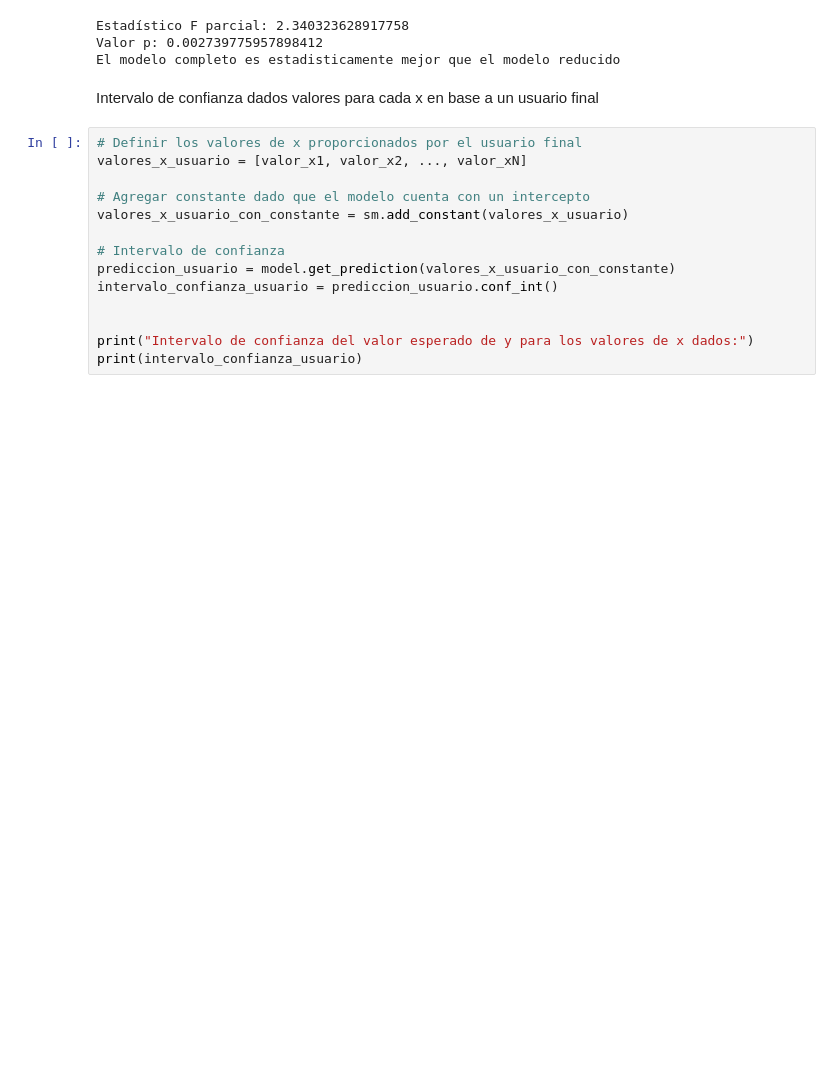
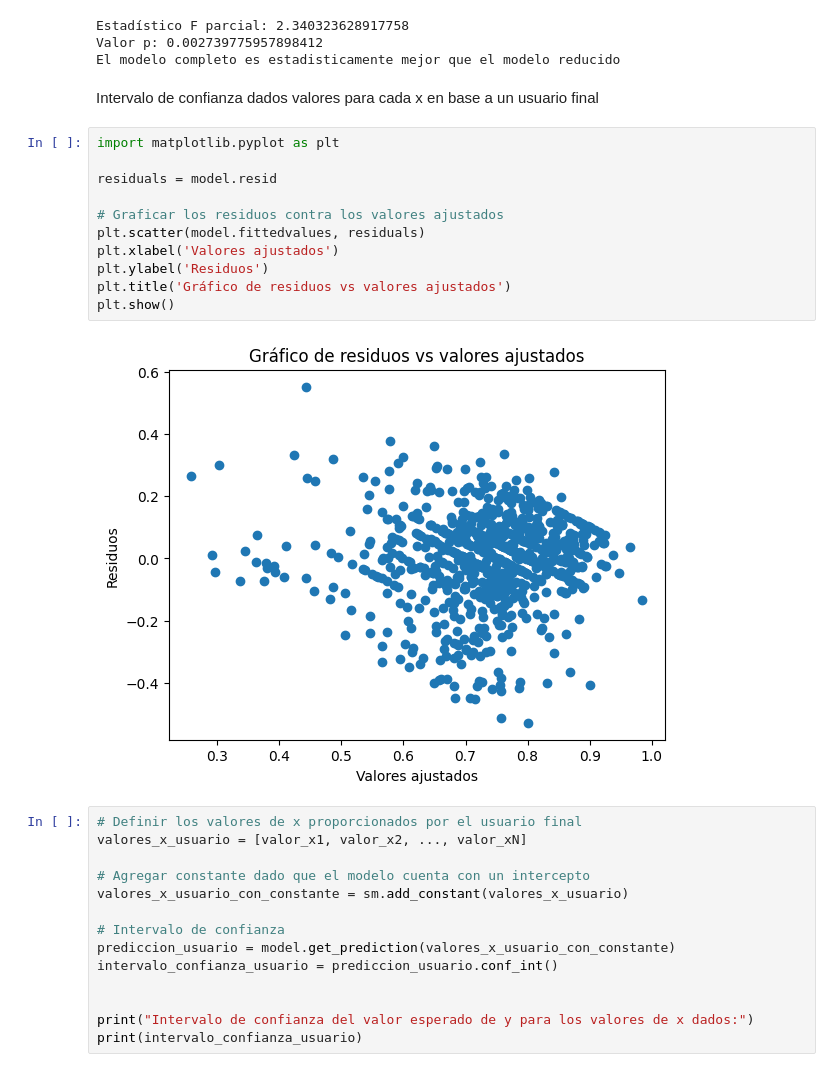
Before and after one commit to lvlopeza21/Proyecto1-ACTD, a Jupyter notebook: Soporte 3.1 - Fuentes de modelización - Modelo sin variable 'wip'.ipynb, the cells around one changed output. Cells and saved outputs as stored; diff of their text form; blank space fills up the shorter version.

Commit message:
Explicacion de los problemas dentro del modelo

```diff
--- a/Soporte 3.1 - Fuentes de modelización - Modelo sin variable 'wip'.ipynb
+++ b/Soporte 3.1 - Fuentes de modelización - Modelo sin variable 'wip'.ipynb
@@ -212,6 +212,19 @@ Valor p: 0.002739775957898412
 El modelo completo es estadisticamente mejor que el modelo reducido
 # %% [markdown]
 Intervalo de confianza dados valores para cada x en base a un usuario final
+# %%
+import matplotlib.pyplot as plt
+
+residuals = model.resid
+
+# Graficar los residuos contra los valores ajustados
+plt.scatter(model.fittedvalues, residuals)
+plt.xlabel('Valores ajustados')
+plt.ylabel('Residuos')
+plt.title('Gráfico de residuos vs valores ajustados')
+plt.show()
+# %% [output]
+[figure, added]
 # %%
 # Definir los valores de x proporcionados por el usuario final
 valores_x_usuario = [valor_x1, valor_x2, ..., valor_xN]
```
